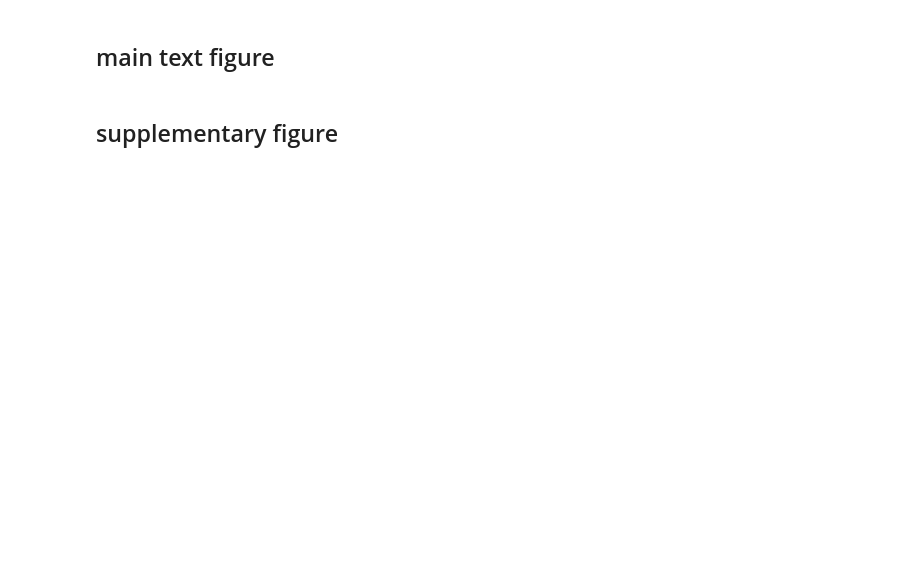
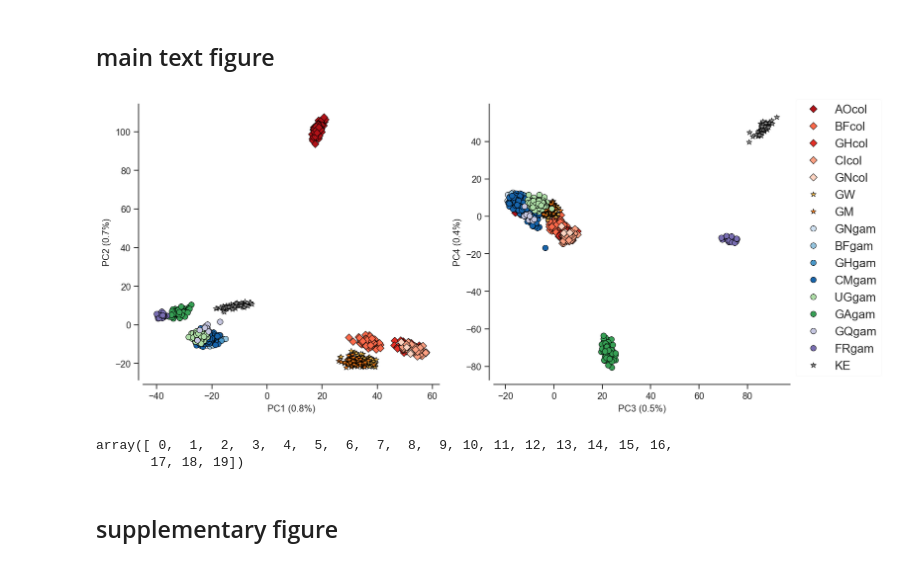
Before and after one commit to alimanfoo/ag1000g-phase2-data-paper, a Jupyter notebook: notebooks/figure_PCA.ipynb, the cells around one changed output. Drawn from its saved outputs; the diff is of its cells as text; code cells hidden in the pictures; blank space fills up the shorter version.

```diff
--- a/notebooks/figure_PCA.ipynb
+++ b/notebooks/figure_PCA.ipynb
@@ -171,8 +189,15 @@ def fig_main_pca(coords, model, title, sample_population):
 # %%
 if 'variance' in globals():
     fig_main_pca(coords, variance ,'PCA - 3L', df_samples.population.values)
 else:
-    fig_main_pca(coords1, model1.explained_variance_ratio_ ,'PCA - 3L', df_samples.population.values)
+    fig_main_pca(coords, model.explained_variance_ratio_ ,'PCA - 3L', df_samples.population.values)
+# %% [output]
+[figure, added]
+# %%
+np.arange(model.explained_variance_ratio_.shape[0])
+# %% [output]
+array([ 0,  1,  2,  3,  4,  5,  6,  7,  8,  9, 10, 11, 12, 13, 14, 15, 16,
+       17, 18, 19])
 # %% [markdown]
 ## supplementary figure
 # %%
```
Also changed, not shown: parts of 9 cells of this notebook, 1 other file.
